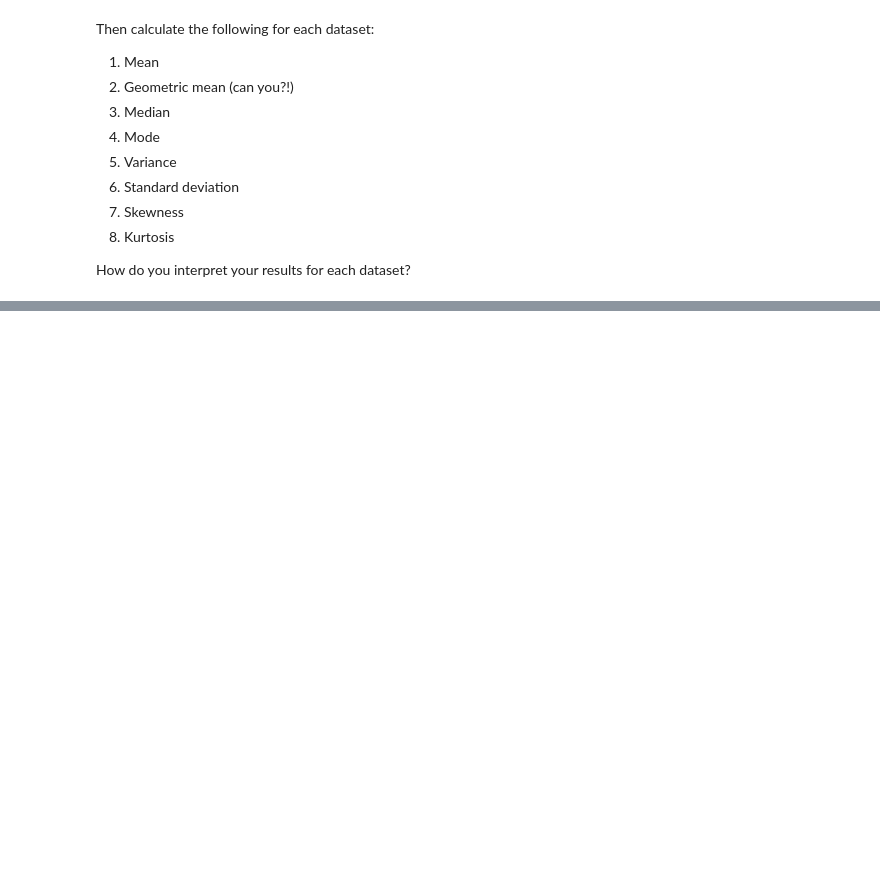
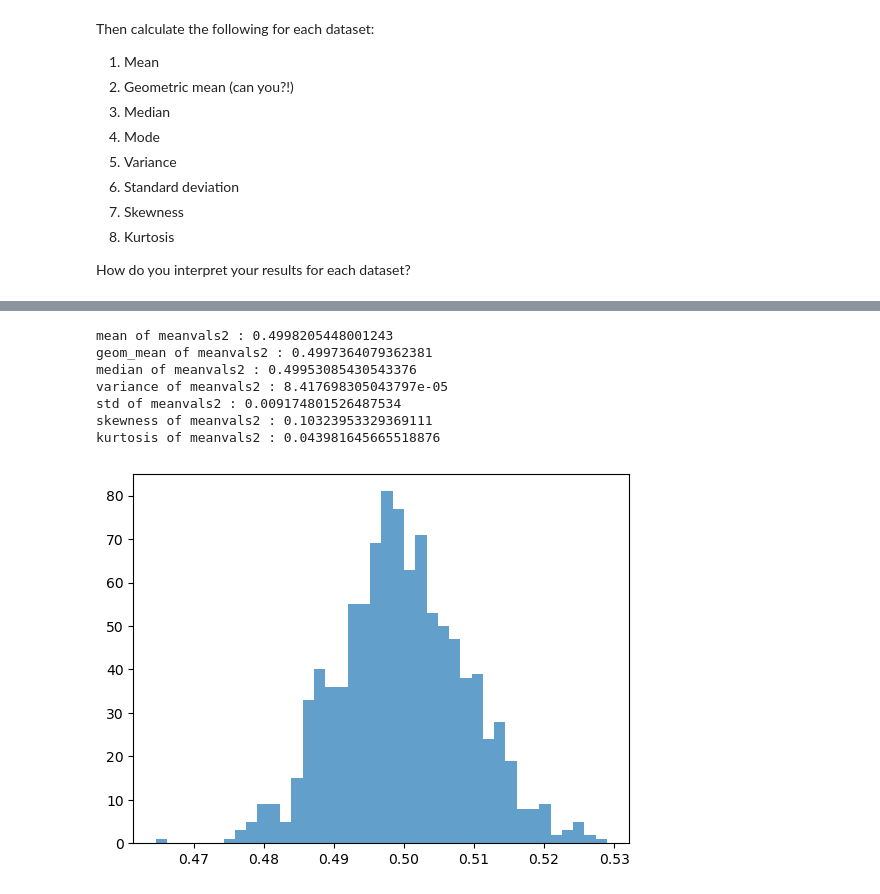
Before and after one commit to john1256/KASI_Ms, a Jupyter notebook: 2025/Statistics_1/Assignment1.ipynb, the cells around one changed output, grey strips where cells are left out. Cells and saved outputs as stored; diff of their text form; code cells hidden in the pictures; blank space fills up the shorter version.

```diff
--- a/2025/Statistics_1/Assignment1.ipynb
+++ b/2025/Statistics_1/Assignment1.ipynb
@@ -42,0 +227,42 @@ How do you interpret your results for each dataset?
+# %%
+# Method 2. shuffle the data each time we pick a subset
+# then we remove the picked subset from the data
+# and repeat the process 1000 times
+data_copy = dataset2.copy()
+data_shuffle = np.random.permutation(data_copy)
+ind_to_remove = np.arange(0,1000)
+meanvals2 = []
+i=0
+while i<1000:
+    subset = data_shuffle[ind_to_remove]
+    meanvals2.append(mean(subset))
+    data_shuffle = np.delete(data_shuffle, ind_to_remove)
+    np.random.shuffle(data_shuffle)
+    i += 1
+# %%
+meanvals2 = np.array(meanvals2)
+mean_of_meanvals2 = mean(meanvals2)
+geom_mean_of_meanvals2 = geom_mean(meanvals2)
+median_of_meanvals2 = median(meanvals2)
+variance_of_meanvals2 = variance(meanvals2)
+std_of_meanvals2 = std(meanvals2)
+skewness_of_meanvals2 = skewness(meanvals2)
+kurtosis_of_meanvals2 = kurtosis(meanvals2)
+print(f"mean of meanvals2 : {mean_of_meanvals2}")
+print(f"geom_mean of meanvals2 : {geom_mean_of_meanvals2}")
+print(f"median of meanvals2 : {median_of_meanvals2}")
+print(f"variance of meanvals2 : {variance_of_meanvals2}")
+print(f"std of meanvals2 : {std_of_meanvals2}")
+print(f"skewness of meanvals2 : {skewness_of_meanvals2}")
+print(f"kurtosis of meanvals2 : {kurtosis_of_meanvals2}")
+plt.hist(meanvals2, bins=40, alpha=0.7)
+plt.show()
+# %% [output]
+mean of meanvals2 : 0.4998205448001243
+geom_mean of meanvals2 : 0.4997364079362381
+median of meanvals2 : 0.49953085430543376
+variance of meanvals2 : 8.417698305043797e-05
+std of meanvals2 : 0.009174801526487534
+skewness of meanvals2 : 0.10323953329369111
+kurtosis of meanvals2 : 0.043981645665518876
+[figure, added]
```
Also changed, not shown: parts of 12 cells of this notebook.
